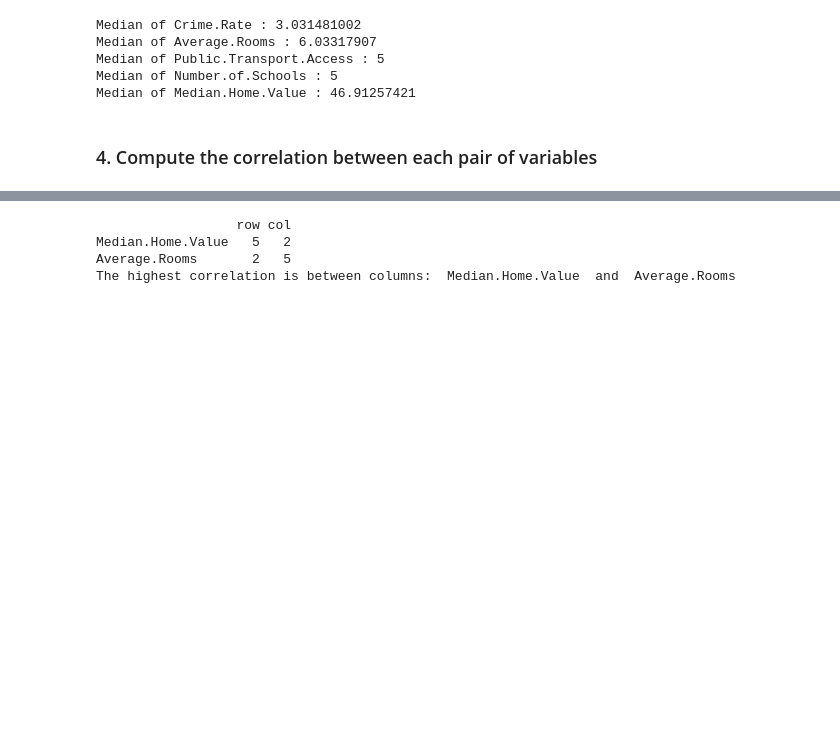
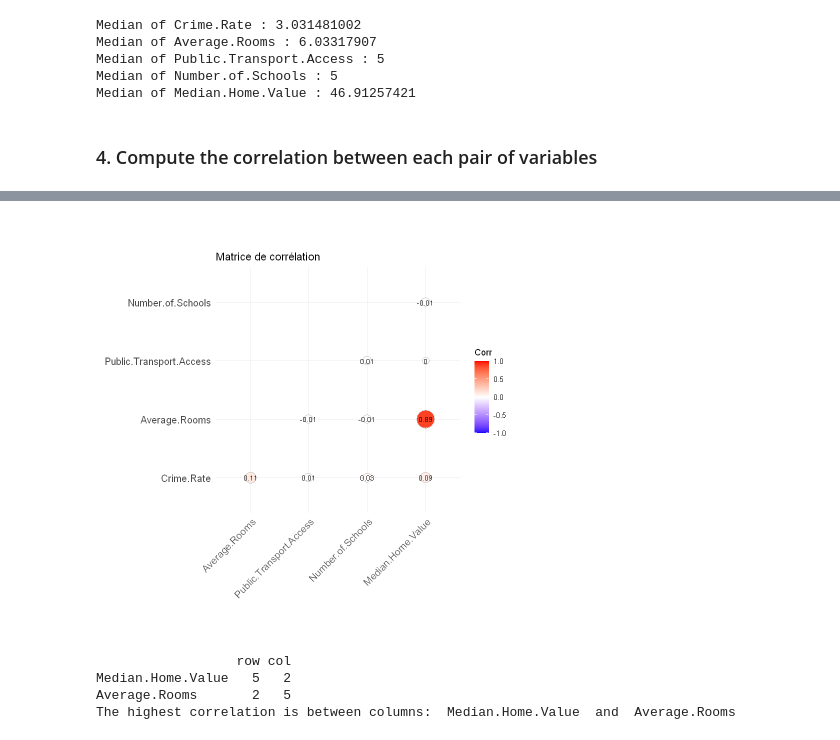
Before and after one commit to Rahifhiba/Housing-Market, a Jupyter notebook: housing.ipynb, the cells around one changed output, grey strips where cells are left out. Drawn from its saved outputs; the diff is of its cells as text; code cells hidden in the pictures; blank space fills up the shorter version.

```diff
--- a/housing.ipynb
+++ b/housing.ipynb
@@ -117,6 +141,17 @@ A matrix: 5 × 5 of type dbl
 | Public.Transport.Access | 0.01150478 | -0.007422052 | 1.0000000000 | 0.014596282 | 0.0009097478 |
 | Number.of.Schools | 0.02507977 | -0.008113311 | 0.0145962817 | 1.000000000 | -0.0072444918 |
 | Median.Home.Value | 0.08793696 | 0.889669524 | 0.0009097478 | -0.007244492 | 1.0000000000 |
+# %%
+ggcorrplot(corr_matrix,
+           method = "circle",
+           type = "lower",
+           lab = TRUE,
+           lab_size = 3,
+           colors = c("blue", "white", "red"),
+           title = "Matrice de corrélation",
+           ggtheme = ggplot2::theme_minimal())
+# %% [output]
+[figure, added]
 # %%
 high_corr <- which(corr_matrix == max(corr_matrix[corr_matrix < 1]), arr.ind=TRUE)
 print(high_corr)
```
Also changed, not shown: parts of 6 cells of this notebook, 2 other files.
